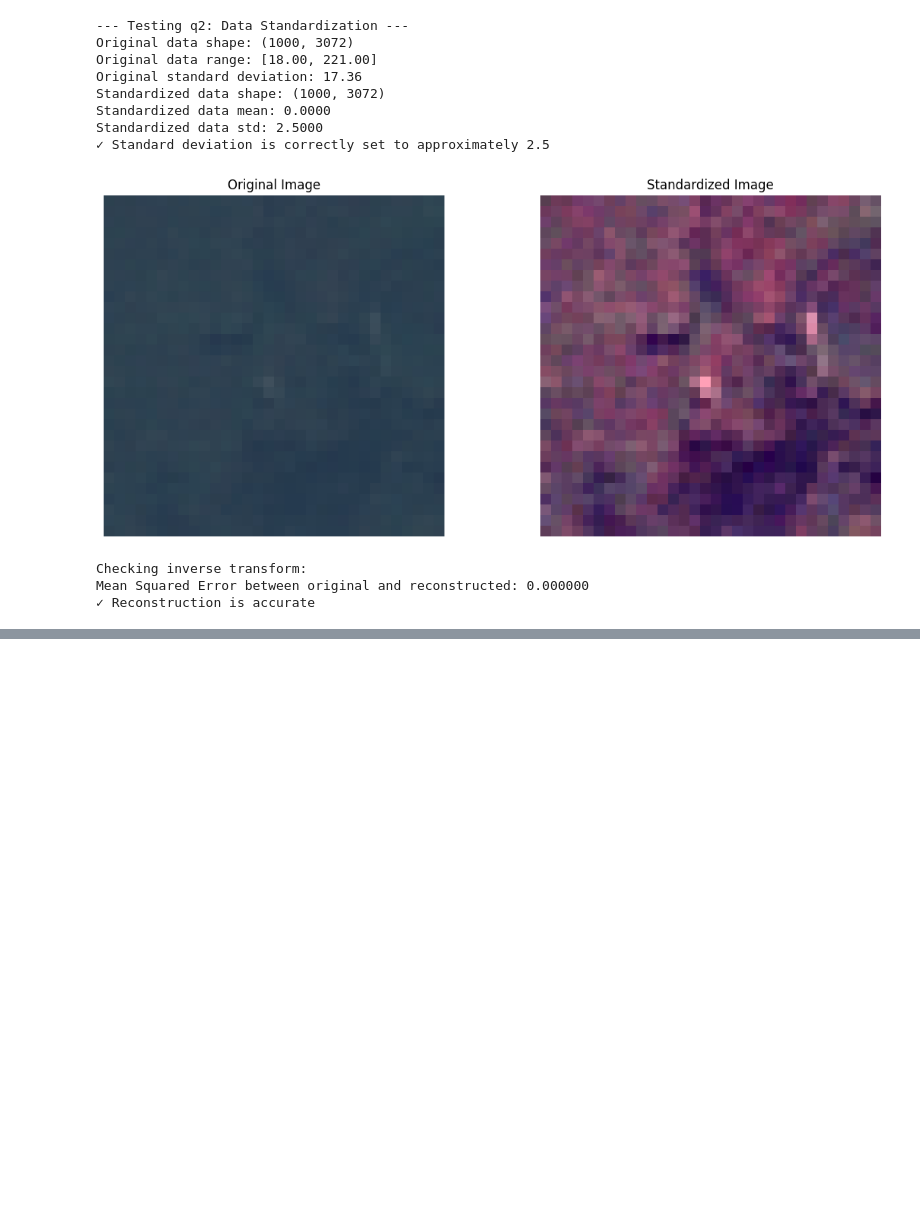
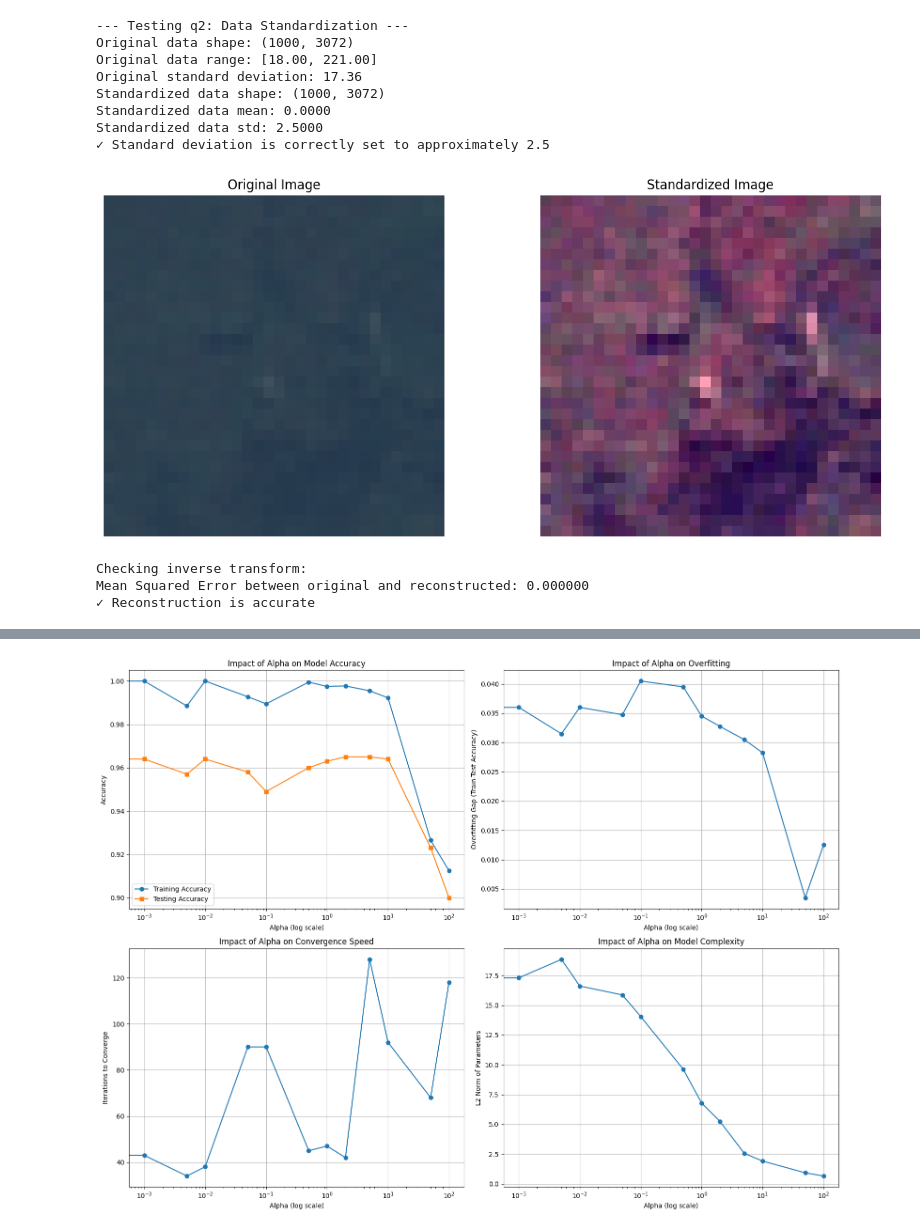
Before and after one commit to AlButler24/DMML, a Jupyter notebook: F129144_COC131_CW.ipynb, the cells around one changed output, grey strips where cells are left out. Cells and saved outputs as stored; diff of their text form; code cells hidden in the pictures; blank space fills up the shorter version.

Commit message:
Q4 Code and Test

```diff
--- a/F129144_COC131_CW.ipynb
+++ b/F129144_COC131_CW.ipynb
@@ -223,3 +223,69 @@ activation: relu
 alpha: 0.001
 hidden_layer_sizes: (100, 50)
 learning_rate: adaptive
+# %%
+# Test q4: Study impact of alpha on model performance
+print("\n--- Testing q4: Impact of Alpha on Model Performance ---")
+
+# Run q4 function
+alpha_results = coc_instance.q4()
+
+# Visualization 1: Accuracy vs Alpha
+plt.figure(figsize=(16, 12))
+
+plt.subplot(2, 2, 1)
+plt.semilogx(alpha_results['alpha_values'], alpha_results['train_accuracy'], 'o-', label='Training Accuracy')
+plt.semilogx(alpha_results['alpha_values'], alpha_results['test_accuracy'], 's-', label='Testing Accuracy')
+plt.xlabel('Alpha (log scale)')
+plt.ylabel('Accuracy')
+plt.title('Impact of Alpha on Model Accuracy')
+plt.grid(True)
+plt.legend()
+
+# Visualization 2: Overfitting Gap vs Alpha
+plt.subplot(2, 2, 2)
+overfitting_gap = alpha_results['train_accuracy'] - alpha_results['test_accuracy']
+plt.semilogx(alpha_results['alpha_values'], overfitting_gap, 'o-')
+plt.xlabel('Alpha (log scale)')
+plt.ylabel('Overfitting Gap (Train-Test Accuracy)')
+plt.title('Impact of Alpha on Overfitting')
+plt.grid(True)
+
+# Visualization 3: Convergence Iterations vs Alpha
+plt.subplot(2, 2, 3)
+plt.semilogx(alpha_results['alpha_values'], alpha_results['convergence_iterations'], 'o-')
+plt.xlabel('Alpha (log scale)')
+plt.ylabel('Iterations to Converge')
+plt.title('Impact of Alpha on Convergence Speed')
+plt.grid(True)
+
+# Visualization 4: Parameter Norm vs Alpha
+plt.subplot(2, 2, 4)
+plt.semilogx(alpha_results['alpha_values'], alpha_results['param_norms'], 'o-')
+plt.xlabel('Alpha (log scale)')
+plt.ylabel('L2 Norm of Parameters')
+plt.title('Impact of Alpha on Model Complexity')
+plt.grid(True)
+
+plt.tight_layout()
+plt.show()
+
+# Print optimal alpha based on test accuracy
+best_alpha_idx = np.argmax(alpha_results['test_accuracy'])
+best_alpha = alpha_results['alpha_values'][best_alpha_idx]
+best_test_acc = alpha_results['test_accuracy'][best_alpha_idx]
+
+print(f"\nOptimal alpha value: {best_alpha}")
+print(f"Best test accuracy: {best_test_acc:.4f}")
+print(f"Overfitting gap at this alpha: {overfitting_gap[best_alpha_idx]:.4f}")
+
+# Create a summary table
+print("\nAlpha Performance Summary:")
+print("-" * 80)
+print(f"{'Alpha':<10} {'Train Acc':<12} {'Test Acc':<12} {'Gap':<10} {'Iterations':<12} {'Param Norm':<12}")
+print("-" * 80)
+for i, alpha in enumerate(alpha_results['alpha_values']):
+    print(f"{alpha:<10.3f} {alpha_results['train_accuracy'][i]:<12.4f} {alpha_results['test_accuracy'][i]:<12.4f} "
+          f"{overfitting_gap[i]:<10.4f} {alpha_results['convergence_iterations'][i]:<12.0f} "
+          f"{alpha_results['param_norms'][i]:<12.4f}")
+# %% [output]
@@ -225,0 +309 @@ learning_rate: adaptive
+[figure, added]
```
Also changed, not shown: parts of 2 cells of this notebook.
